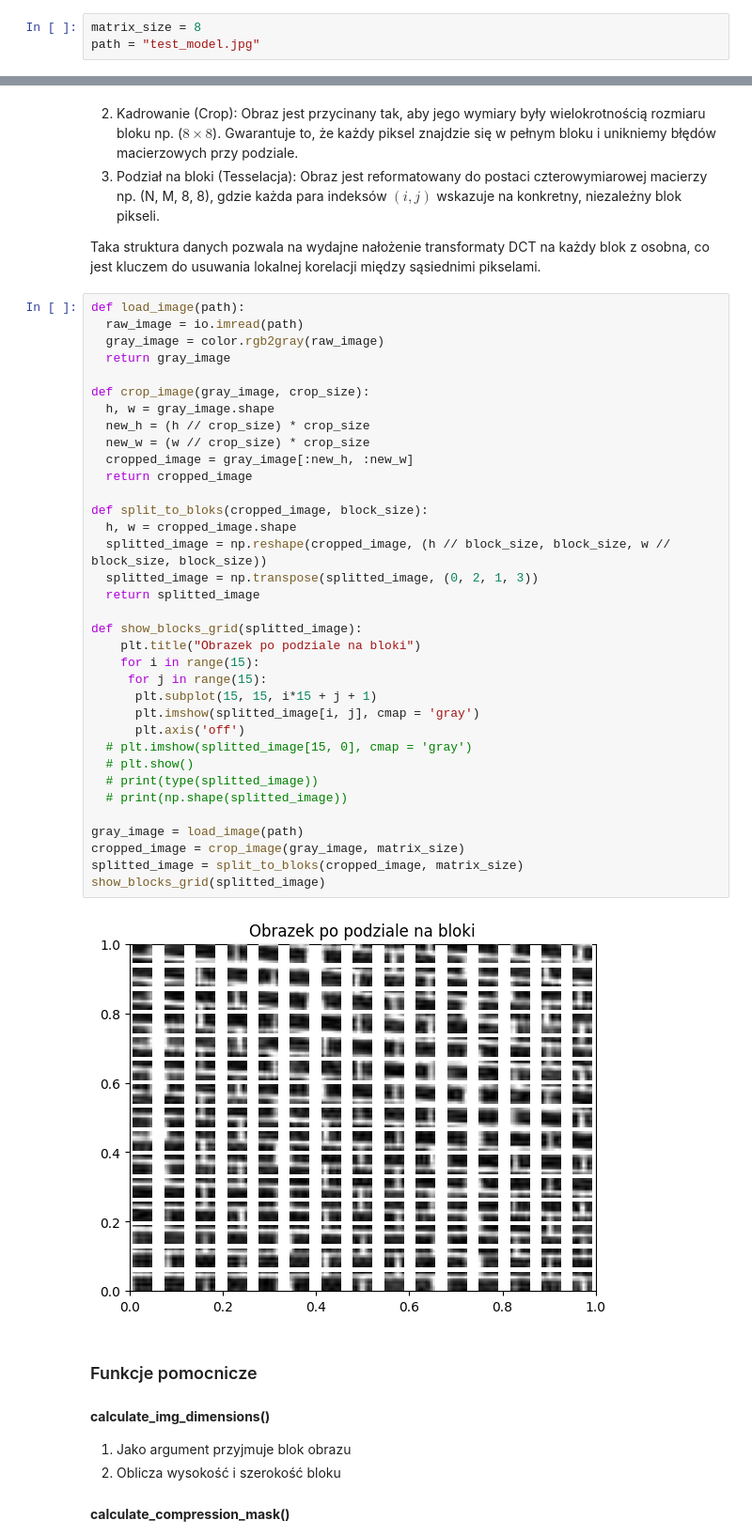
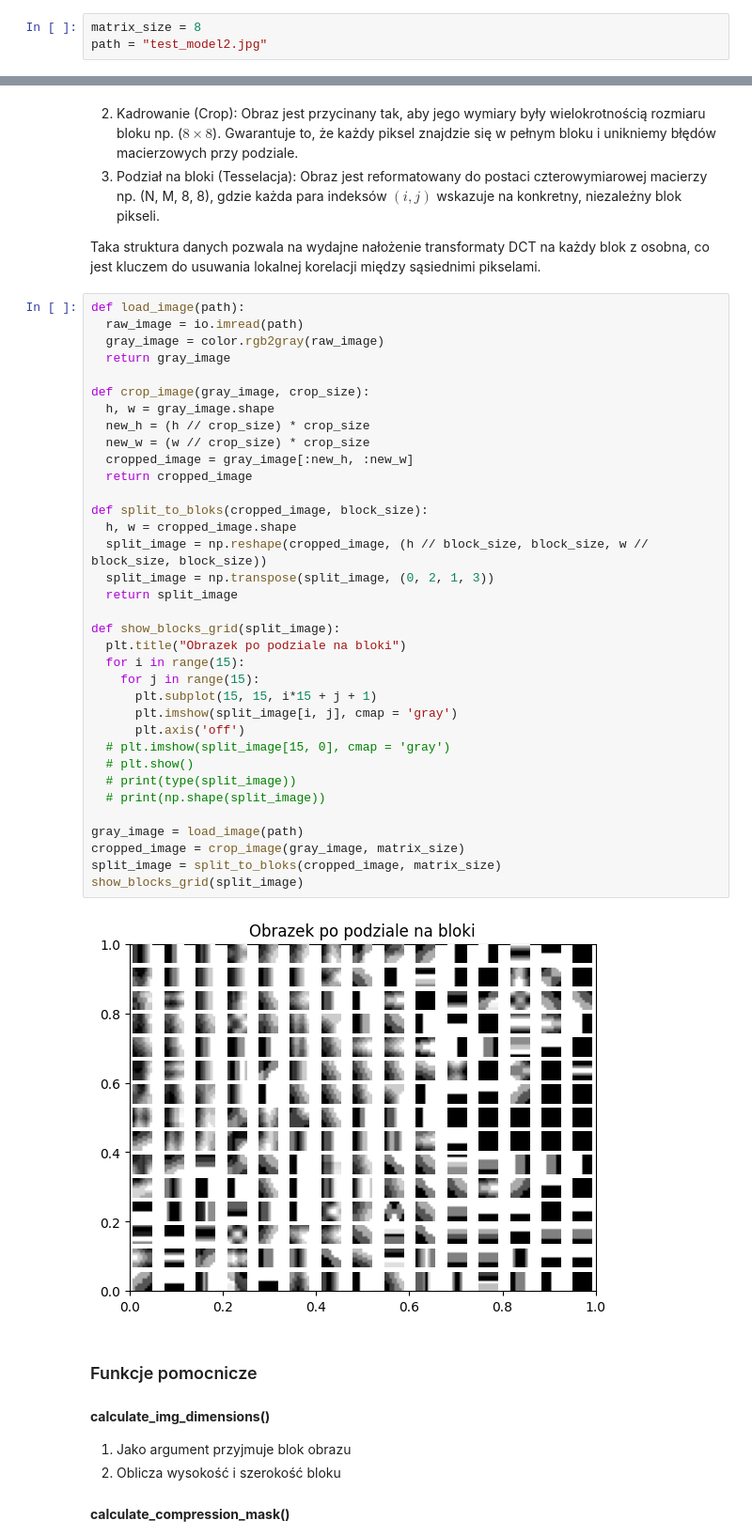
Before and after one commit to matiMef/OrthogonalCompression, a Jupyter notebook: Kompresja_Obrazow/Untitled.ipynb, the cells around one changed output, grey strips where cells are left out. Shown at 94% size. Drawn from its saved outputs; the diff is of its cells as text.

```diff
--- a/Kompresja_Obrazow/Untitled.ipynb
+++ b/Kompresja_Obrazow/Untitled.ipynb
@@ -48,7 +48,7 @@ import timeit
 2. **Path:** wskazuje na ścieżke do obrazu poddawanego kompresji
 # %%
 matrix_size = 8
-path = "test_model.jpg"
+path = "test_model2.jpg"
 # %% [markdown]
 ### Wczytywanie i dzielenie obrazu na bloki dla DCT
 
@@ -61,40 +61,40 @@ Taka struktura danych pozwala na wydajne nałożenie transformaty DCT na każdy
 # %%
 def load_image(path):
   raw_image = io.imread(path)
   gray_image = color.rgb2gray(raw_image)
   return gray_image
 
 def crop_image(gray_image, crop_size):
   h, w = gray_image.shape
   new_h = (h // crop_size) * crop_size
   new_w = (w // crop_size) * crop_size
   cropped_image = gray_image[:new_h, :new_w]
   return cropped_image
 
 def split_to_bloks(cropped_image, block_size):
   h, w = cropped_image.shape
-  splitted_image = np.reshape(cropped_image, (h // block_size, block_size, w // block_size, block_size))
-  splitted_image = np.transpose(splitted_image, (0, 2, 1, 3))
-  return splitted_image
+  split_image = np.reshape(cropped_image, (h // block_size, block_size, w // block_size, block_size))
+  split_image = np.transpose(split_image, (0, 2, 1, 3))
+  return split_image
 
-def show_blocks_grid(splitted_image):
-    plt.title("Obrazek po podziale na bloki")
-    for i in range(15):
-     for j in range(15):
+def show_blocks_grid(split_image):
+  plt.title("Obrazek po podziale na bloki")
+  for i in range(15):
+    for j in range(15):
       plt.subplot(15, 15, i*15 + j + 1)
-      plt.imshow(splitted_image[i, j], cmap = 'gray')
+      plt.imshow(split_image[i, j], cmap = 'gray')
       plt.axis('off')
-  # plt.imshow(splitted_image[15, 0], cmap = 'gray')
+  # plt.imshow(split_image[15, 0], cmap = 'gray')
   # plt.show()
-  # print(type(splitted_image))
-  # print(np.shape(splitted_image))
+  # print(type(split_image))
+  # print(np.shape(split_image))
 
 gray_image = load_image(path)
 cropped_image = crop_image(gray_image, matrix_size)
-splitted_image = split_to_bloks(cropped_image, matrix_size)
-show_blocks_grid(splitted_image)
+split_image = split_to_bloks(cropped_image, matrix_size)
+show_blocks_grid(split_image)
 # %% [output]
-[figure, old version]
+[figure, new version]
 # %% [markdown]
 ### Funkcje pomocnicze
 #### **calculate_img_dimensions()**
```
Also changed, not shown: parts of 12 cells of this notebook, 1 other file.
